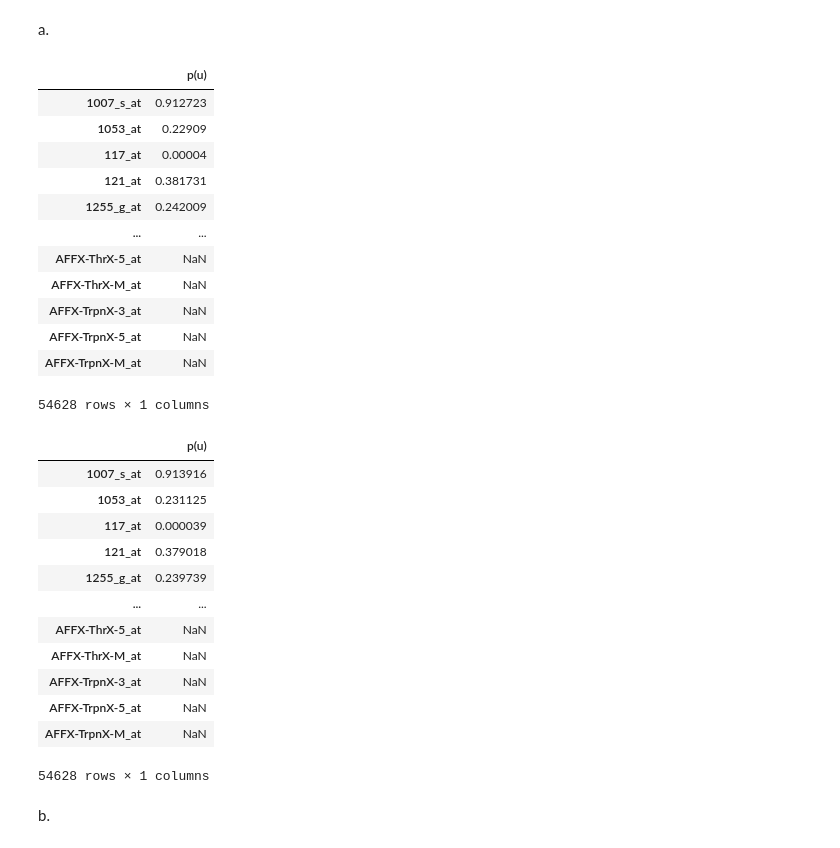
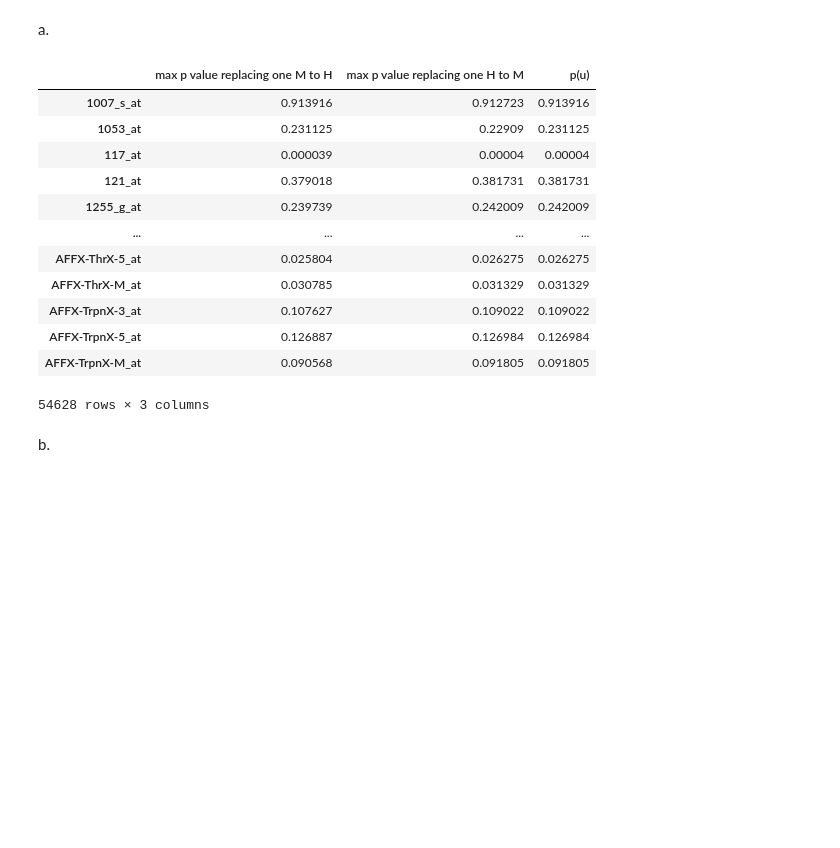
Before and after one commit to OfekBasson/StatisticsAndDataAnalsysHW3, a Jupyter notebook: HW3.ipynb, the cells around one changed output. Cells and saved outputs as stored; diff of their text form; code cells hidden in the pictures; blank space fills up the shorter version.

```diff
--- a/HW3.ipynb
+++ b/HW3.ipynb
@@ -411,74 +411,57 @@ classes_row = pd.DataFrame(data_without_incomplete_genes.loc["Class"]).T
 classes_binary_row = classes_row.replace({"M": 1, "H": 0})
 concatenated_classes_binary_row = pd.concat([classes_binary_row] * 99, ignore_index=True)
 np.fill_diagonal(concatenated_classes_binary_row.values, 1 - classes_binary_row)
-# concatenated_classes_row = concatenated_classes_binary_row.replace({1: "M", 0: "H"})
 
-# number_of_optional_divisions = len(concatenated_classes_row.index)
 genes_list = transposed_data_frame_without_incomplete_genes.columns[1:]
 
-p_u_dataframe = pd.DataFrame(index=genes_list, columns=["p(u)"])
-second_p_u_dataframe = pd.DataFrame(index=genes_list, columns=["p(u)"])
+p_values_dataframe = pd.DataFrame(index=genes_list, columns=["max p value replacing one M to H", "max p value replacing one H to M", "p(u)"])
 i = 0
-for current_gene_name in genes_list[:10]:
+for current_gene_name in genes_list:
     current_gene_expression = pd.DataFrame(data_without_incomplete_genes.loc[current_gene_name]).T.astype(float)
 
     concatenated_classes_binary_row_with_current_gene_expression = pd.concat([current_gene_expression, concatenated_classes_binary_row])
     sorted_concatenated_classes_binary_row_with_current_gene_expression = concatenated_classes_binary_row_with_current_gene_expression.sort_values(by=current_gene_name, axis=1)
     ranks = rankdata(sorted_concatenated_classes_binary_row_with_current_gene_expression.loc[current_gene_name]).astype(int)
 
     # Calculating the max p value where we add one "H" instead of one "H"
     current_gene_ranksums_for_each_division = (sorted_concatenated_classes_binary_row_with_current_gene_expression.loc[0:] * ranks).sum(axis=1)
     max_rank_division_index = current_gene_ranksums_for_each_division.idxmin()
     M_group_mask = (sorted_concatenated_classes_binary_row_with_current_gene_expression.loc[max_rank_division_index] == 1)
     H_group_mask = (sorted_concatenated_classes_binary_row_with_current_gene_expression.loc[max_rank_division_index] == 0)
     M_group = sorted_concatenated_classes_binary_row_with_current_gene_expression.loc[current_gene_name][M_group_mask]
     H_group = sorted_concatenated_classes_binary_row_with_current_gene_expression.loc[current_gene_name][H_group_mask]
-    p_u_dataframe.loc[current_gene_name] = ranksums(M_group, H_group, alternative='greater').pvalue
+    p_values_dataframe.loc[current_gene_name, "max p value replacing one M to H"] = ranksums(M_group, H_group, alternative='greater').pvalue
 
     # Calculating the max p value where we add one "H" instead of one "H"
     actual_classes_binary_row_with_current_gene_expression = pd.concat([current_gene_expression, classes_binary_row])
     sorted_actual_classes_binary_row_with_current_gene_expression = actual_classes_binary_row_with_current_gene_expression.sort_values(by=current_gene_name, axis=1)
     current_gene_actual_classes_after_sorting_by_gene_expression = list(sorted_actual_classes_binary_row_with_current_gene_expression.loc["Class"])
     index_of_first_H_occurence = next((index for index, value in enumerate(current_gene_actual_classes_after_sorting_by_gene_expression) if value == 0), None)
     sorted_classes_binary_row_with_current_gene_expression_after_changing_the_first_H_to_M = pd.DataFrame.copy(sorted_actual_classes_binary_row_with_current_gene_expression)
     sorted_classes_binary_row_with_current_gene_expression_after_changing_the_first_H_to_M.iloc[1, index_of_first_H_occurence] = 1 - sorted_classes_binary_row_with_current_gene_expression_after_changing_the_first_H_to_M.iloc[1, index_of_first_H_occurence]
-    # display(sorted_classes_binary_row_with_current_gene_expression_after_changing_the_first_H_to_M)
     M_group_mask_ = sorted_classes_binary_row_with_current_gene_expression_after_changing_the_first_H_to_M.loc["Class"] == 1
     H_group_mask_ = sorted_classes_binary_row_with_current_gene_expression_after_changing_the_first_H_to_M.loc["Class"] == 0
     M_group_ = sorted_classes_binary_row_with_current_gene_expression_after_changing_the_first_H_to_M.loc[current_gene_name][M_group_mask_]
     H_group_ = sorted_classes_binary_row_with_current_gene_expression_after_changing_the_first_H_to_M.loc[current_gene_name][H_group_mask_]
-    second_p_u_dataframe.loc[current_gene_name] = ranksums(M_group_, H_group_, alternative='greater').pvalue
-    # i += 1
-    # print(i)
-display(second_p_u_dataframe)
-display(p_u_dataframe)
+    p_values_dataframe.loc[current_gene_name, "max p value replacing one H to M"] = ranksums(M_group_, H_group_, alternative='greater').pvalue
+
+    p_values_dataframe.loc[current_gene_name, "p(u)"] = max(p_values_dataframe.loc[current_gene_name, "max p value replacing one M to H"], p_values_dataframe.loc[current_gene_name, "max p value replacing one H to M"])
+
+display(p_values_dataframe)
 # %% [output]
-|  | p(u) |
-| 1007_s_at | 0.912723 |
-| 1053_at | 0.22909 |
-| 117_at | 0.00004 |
-| 121_at | 0.381731 |
-| 1255_g_at | 0.242009 |
-| ... | ... |
-| AFFX-ThrX-5_at | NaN |
-| AFFX-ThrX-M_at | NaN |
-| AFFX-TrpnX-3_at | NaN |
-| AFFX-TrpnX-5_at | NaN |
-| AFFX-TrpnX-M_at | NaN |
+|  | max p value replacing one M to H | max p value replacing one H to M | p(u) |
+| 1007_s_at | 0.913916 | 0.912723 | 0.913916 |
+| 1053_at | 0.231125 | 0.22909 | 0.231125 |
+| 117_at | 0.000039 | 0.00004 | 0.00004 |
+| 121_at | 0.379018 | 0.381731 | 0.381731 |
+| 1255_g_at | 0.239739 | 0.242009 | 0.242009 |
+| ... | ... | ... | ... |
+| AFFX-ThrX-5_at | 0.025804 | 0.026275 | 0.026275 |
+| AFFX-ThrX-M_at | 0.030785 | 0.031329 | 0.031329 |
+| AFFX-TrpnX-3_at | 0.107627 | 0.109022 | 0.109022 |
+| AFFX-TrpnX-5_at | 0.126887 | 0.126984 | 0.126984 |
+| AFFX-TrpnX-M_at | 0.090568 | 0.091805 | 0.091805 |
-54628 rows × 1 columns
+54628 rows × 3 columns
-|  | p(u) |
-| 1007_s_at | 0.913916 |
-| 1053_at | 0.231125 |
-| 117_at | 0.000039 |
-| 121_at | 0.379018 |
-| 1255_g_at | 0.239739 |
-| ... | ... |
-| AFFX-ThrX-5_at | NaN |
-| AFFX-ThrX-M_at | NaN |
-| AFFX-TrpnX-3_at | NaN |
-| AFFX-TrpnX-5_at | NaN |
-| AFFX-TrpnX-M_at | NaN |
-54628 rows × 1 columns
 # %% [markdown]
 b.
 # %%
```
Also changed, not shown: parts of 1 cell of this notebook.
